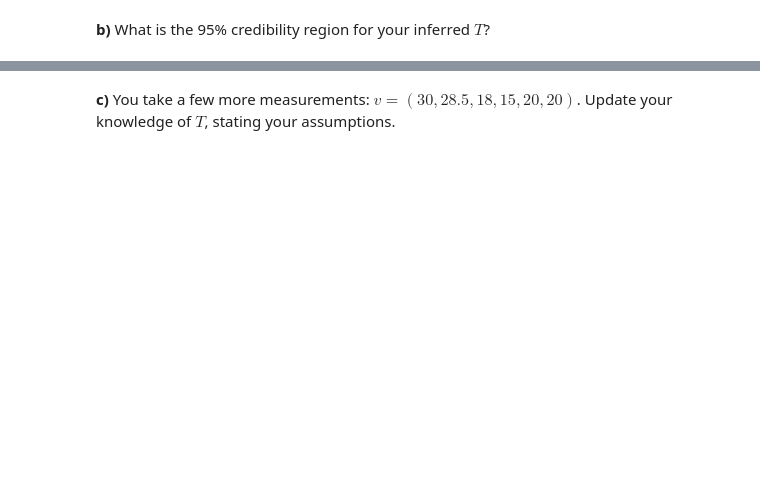
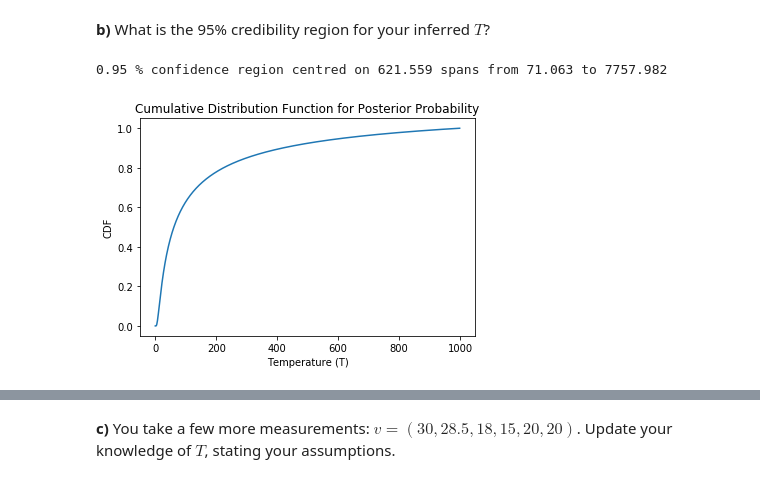
Before and after one commit to nlefrancois6/Phys321, a Jupyter notebook: Midterm2021/Midterm2021.ipynb, the cells around one changed output, grey strips where cells are left out. Saved outputs shown, nothing was run; the diff lists cells and outputs as text; code cells hidden in the pictures; blank space fills up the shorter version.

Commit message:
Mostly finished midterm Q5, just need to finish my discussion of 5d

```diff
--- a/Midterm2021/Midterm2021.ipynb
+++ b/Midterm2021/Midterm2021.ipynb
@@ -140,0 +207,64 @@ __b)__ What is the 95\% credibility region for your inferred $T$?
+# %%
+## Your answer here
+#Copied get_n_credible_region function from Lab 05 and made some edits (simplified the normalization)
+def get_n_credible_region(T_vals, posterior_pmf, n):
+    """
+    Take in a posterior distribution for and return a specified n% credible region.
+    """
+
+    #Get the upper and lower bounds of the n% credible region
+    P_max = 0.5 + n/2
+    P_min = 0.5 - n/2
+    P_median = 0.5
+
+    #Add up the cumulative probability and find the b_vals that correspond to the specified bounds & median
+    min_found = False
+    max_found = False
+    median_found = False
+    cumulative_prob = 0
+    dx = T_vals[2]-T_vals[1]
+
+    #Get the cumulative probability at each point
+    cumulative_prob_list = np.zeros(len(posterior_pmf))
+    for i in range(len(posterior_pmf)):
+        p = posterior_pmf[i]
+        cumulative_prob += p*dx #need to sum the area under curve, multiply by dx every time
+        cumulative_prob_list[i] = cumulative_prob
+
+    #Normalize
+    cumulative_prob_list = cumulative_prob_list/cumulative_prob
+
+    plt.figure()
+    plt.plot(cumulative_prob_list)
+    plt.title('Cumulative Distribution Function for Posterior Probability')
+    plt.xlabel('Temperature (T)')
+    plt.ylabel('CDF')
+
+    for i in range(len(posterior_pmf)):
+        c_prob = cumulative_prob_list[i]
+
+        if (c_prob>P_min) and not min_found:
+            T_min = T_vals[i]
+            min_found = True
+            #print('min found')
+
+        if (c_prob>P_median) and not median_found:
+            T_median = T_vals[i]
+            median_found = True
+            #print('med found')
+
+        if (c_prob>P_max) and not max_found:
+            T_max = T_vals[i]
+            max_found = True
+            #print('max found')
+
+
+    print(n,'% confidence region centred on',round(T_median,3),'spans from',round(T_min,3),'to',round(T_max,3))
+
+    return T_median, T_min, T_max
+
+n = 0.95
+T_median, T_min, T_max = get_n_credible_region(T_vals, P_posterior, n)
+# %% [output]
+0.95 % confidence region centred on 621.559 spans from 71.063 to 7757.982
+[figure, added]
```
Also changed, not shown: parts of 14 cells of this notebook.
